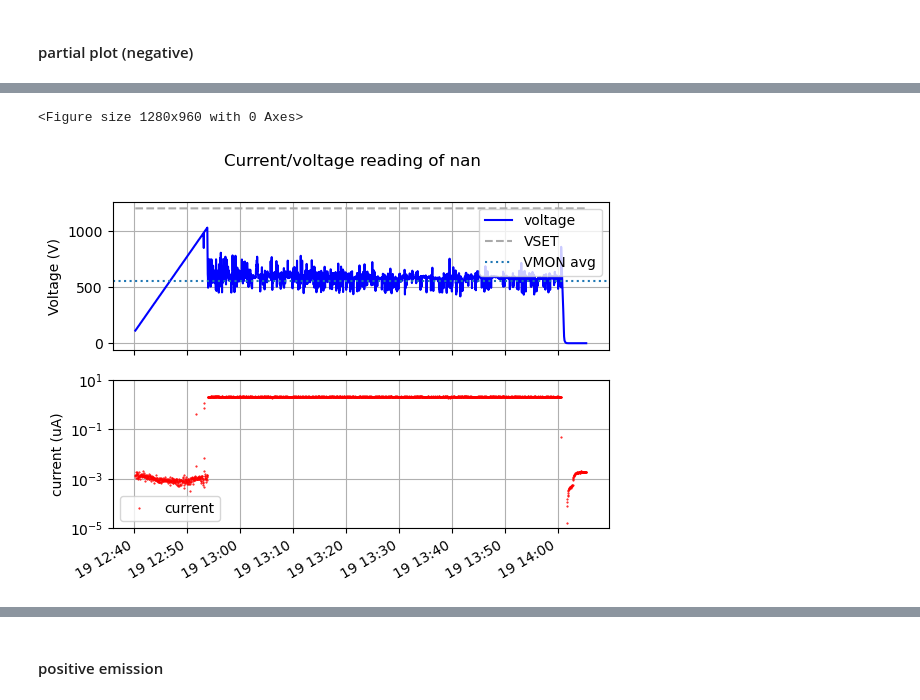
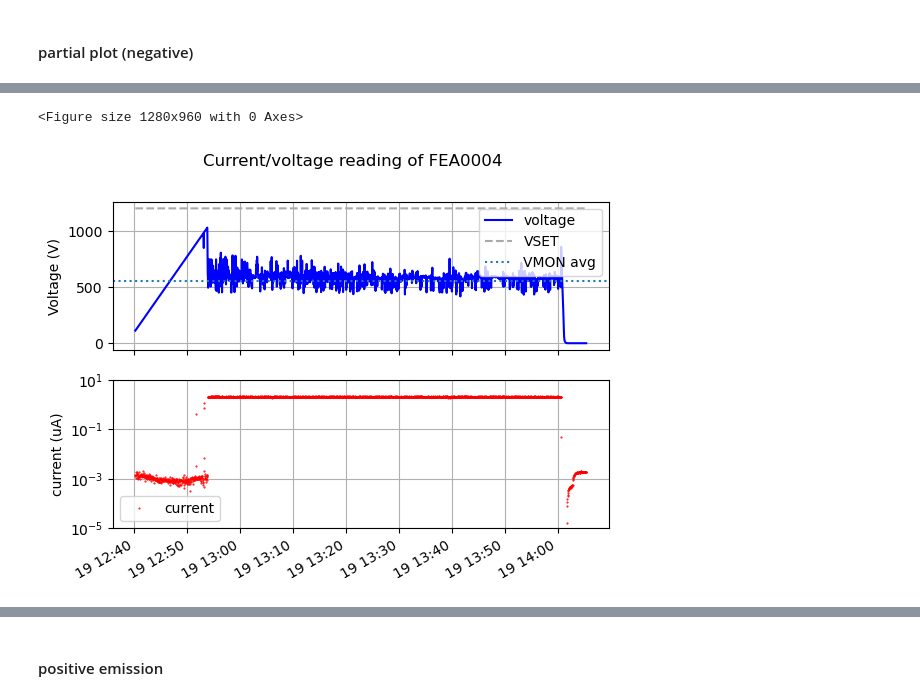
Before and after one commit to Kyatn/FEA-analysis, a Jupyter notebook: 241227_4FEA_LXe.ipynb, the cells around one changed output, grey strips where cells are left out. Cells and saved outputs as stored; diff of their text form; code cells hidden in the pictures.

```diff
--- a/241227_4FEA_LXe.ipynb
+++ b/241227_4FEA_LXe.ipynb
@@ -1017,13 +1017,14 @@ t_start_base = '24/11/26-12:30:01'
 t_end_base = '24/11/26-12:40:00'
 
 new_df_F0004_neg = FEA_analysis.partial_charge(df_F0004_neg, t_start, t_end, t_start_base, t_end_base)
-new_df_F0004_neg.loc[new_df_F0004_neg['ch']==2, 'FEA'] = FEA[1]
+new_df_F0004_neg.loc[new_df_F0004_neg['ch']==3, 'FEA'] = FEA[1]
 
 plt.figure(dpi=200)
 fig, (ax1, ax2) = plt.subplots(2,1, sharex='col')
 
 date_caen1 = []
 df = new_df_F0004_neg
+print(df)
 
 for date in df.timestamp.tolist():
     date_caen1.append(datetime.strptime(date, '%y/%m/%d-%H:%M:%S'))
@@ -1033,7 +1034,7 @@ ax2.plot(date_caen1, df.IMON.tolist(),'.',color='red', label='current', markersi
 ax1.plot(date_caen1, df.VSET.tolist(), '--', color='darkgrey', label='VSET')
 ax1.axhline(mean(df.VMON.tolist()), linestyle= ':', label = 'VMON avg')
 
-fig.suptitle(f"Current/voltage reading of {df.FEA[0]}")
+fig.suptitle(f"Current/voltage reading of {df.FEA.iloc[0]}")
 ax1.set_ylabel('Voltage (V)')
 ax2.set_ylabel('current (uA)')
 #ax1.set_yscale('log')
@@ -1051,2 +1068,2 @@ current used to baseline correction is -3.119365308332955e-07
 <Figure size 1280x960 with 0 Axes>
-[figure, old version]
+[figure, new version]
```
Also changed, not shown: parts of 35 cells of this notebook, 1 other file.
